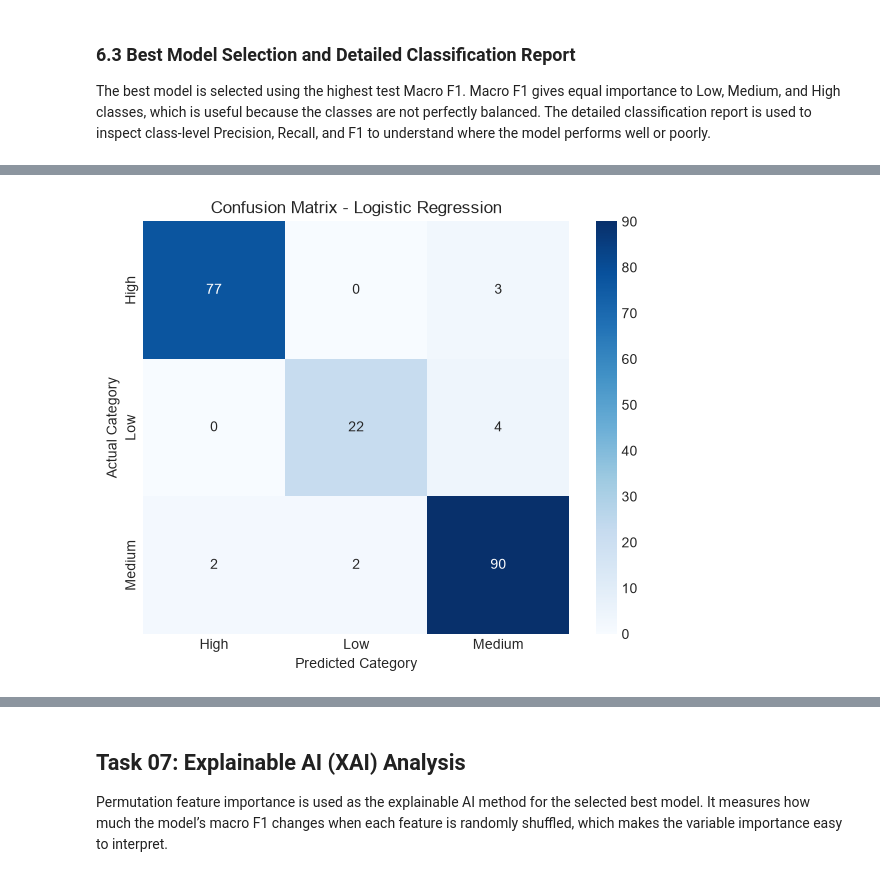
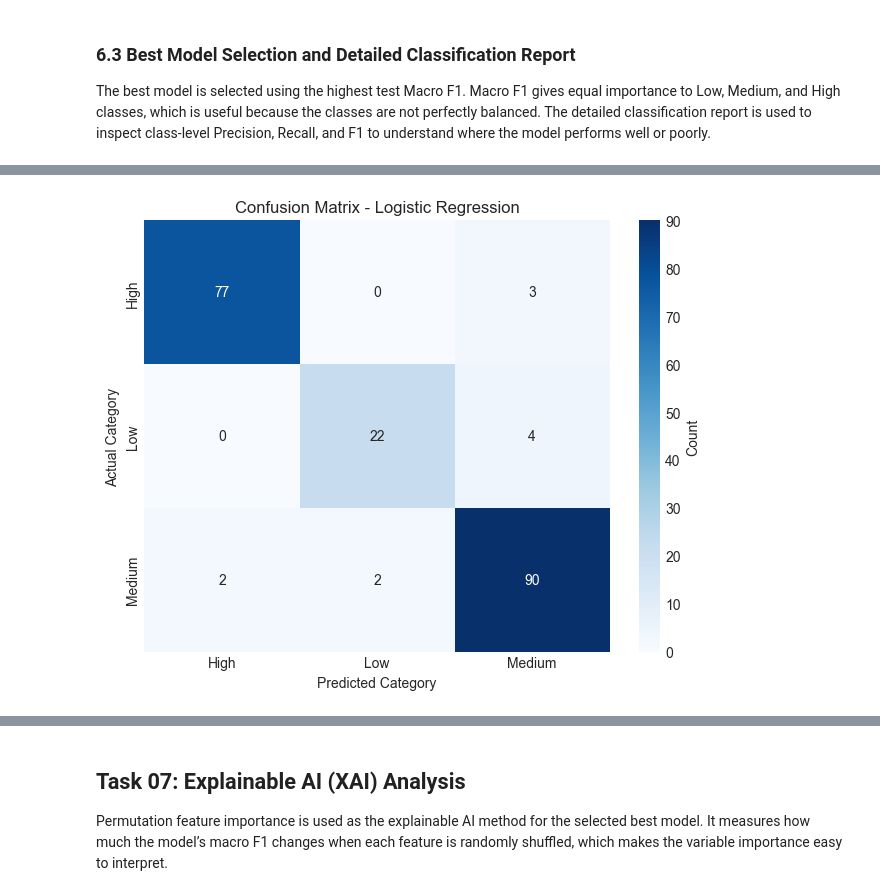
Before and after one commit to Dasith-Randula/smartcare-disease-risk-ai, a Jupyter notebook: notebooks/smartcare_disease_risk_analysis.ipynb, the cells around one changed output, grey strips where cells are left out. Cells and saved outputs as stored; diff of their text form; code cells hidden in the pictures.

Commit message:
chnage code to select best model

```diff
--- a/notebooks/smartcare_disease_risk_analysis.ipynb
+++ b/notebooks/smartcare_disease_risk_analysis.ipynb
@@ -817,25 +815,112 @@ for name, pipe in trained_pipelines.items():
 
 The best model is selected using the highest test Macro F1. Macro F1 gives equal importance to Low, Medium, and High classes, which is useful because the classes are not perfectly balanced. The detailed classification report is used to inspect class-level Precision, Recall, and F1 to understand where the model performs well or poorly.
 # %%
+if "results_df" not in globals():
+    if "trained_pipelines" not in globals():
+        raise NameError("results_df is not defined. Please run the model training and evaluation cells in Task 05 and 6.1 first.")
+    if not {"X_test", "y_test"}.issubset(globals()):
+        raise NameError("Test data is not available. Please run the train-test split cell before executing this section.")
+
+    results = {}
+    for name, pipe in trained_pipelines.items():
+        y_pred = pipe.predict(X_test)
+        acc = accuracy_score(y_test, y_pred)
+        prec_macro = precision_score(y_test, y_pred, average="macro", zero_division=0)
+        rec_macro = recall_score(y_test, y_pred, average="macro", zero_division=0)
+        f1_macro = f1_score(y_test, y_pred, average="macro", zero_division=0)
+
+        prec_w = precision_score(y_test, y_pred, average="weighted", zero_division=0)
+        rec_w = recall_score(y_test, y_pred, average="weighted", zero_division=0)
+        f1_w = f1_score(y_test, y_pred, average="weighted", zero_division=0)
+
+        results[name] = {
+            "Accuracy": acc,
+            "Precision_Macro": prec_macro,
+            "Recall_Macro": rec_macro,
+            "F1_Macro": f1_macro,
+            "Precision_Weighted": prec_w,
+            "Recall_Weighted": rec_w,
+            "F1_Weighted": f1_w,
+        }
+
+    results_df = pd.DataFrame(results).T
+    if "cv_results" in globals():
+        results_df["CV_F1_Macro_Mean"] = results_df.index.map(lambda n: cv_results.get(n, {}).get("cv_f1_macro_mean"))
+        results_df["CV_F1_Macro_Std"] = results_df.index.map(lambda n: cv_results.get(n, {}).get("cv_f1_macro_std"))
+    results_df = results_df.sort_values(by="F1_Macro", ascending=False)
+
+if "label_encoder" not in globals():
+    raise NameError("label_encoder is not defined. Please run the target encoding step before this section.")
+
 best_model_name = results_df["F1_Macro"].idxmax()
 best_pipeline = trained_pipelines[best_model_name]
+best_metrics = results_df.loc[best_model_name, [
+    "Accuracy",
+    "Precision_Macro",
+    "Recall_Macro",
+    "F1_Macro",
+    "Precision_Weighted",
+    "Recall_Weighted",
+    "F1_Weighted",
+]].round(4)
+
+runner_up_name = results_df.drop(index=best_model_name)["F1_Macro"].idxmax()
+runner_up_f1 = results_df.loc[runner_up_name, "F1_Macro"]
+
+print("=" * 80)
 print(f"Best Performing Model: {best_model_name}")
+print(f"Selection criterion: Highest Macro F1 on the hold-out test set")
+print(f"Best Macro F1: {best_metrics['F1_Macro']:.4f}")
+print(f"Runner-up model: {runner_up_name} (F1 Macro = {runner_up_f1:.4f})")
+print("=" * 80)
+print("Model performance summary:")
+display(best_metrics)
+
+# Generate predictions for the selected model
 
 y_pred_best = best_pipeline.predict(X_test)
 class_labels = list(label_encoder.classes_)
-print("Detailed Classification Report:")
+
+print("\nDetailed Classification Report:")
 print(classification_report(y_test, y_pred_best, target_names=class_labels, zero_division=0))
 
+# Save the best model and results
 joblib.dump(best_pipeline, MODELS_DIR / "best_disease_risk_model.joblib")
-print(f"Model successfully serialized to {MODELS_DIR / 'best_disease_risk_model.joblib'}")
+print(f"\nModel successfully serialized to {MODELS_DIR / 'best_disease_risk_model.joblib'}")
 
-cm = confusion_matrix(y_test, y_pred_best)
-plt.figure(figsize=(6, 5))
-sns.heatmap(cm, annot=True, fmt="d", cmap="Blues", xticklabels=class_labels, yticklabels=class_labels)
+# Confusion matrix for the best-performing model
+cm = confusion_matrix(y_test, y_pred_best, labels=np.arange(len(class_labels)))
+cm_df = pd.DataFrame(cm, index=class_labels, columns=class_labels)
+print("\nConfusion Matrix:")
+display(cm_df)
+
+plt.figure(figsize=(6.5, 5.2))
+sns.heatmap(
+    cm,
+    annot=True,
+    fmt="d",
+    cmap="Blues",
+    xticklabels=class_labels,
+    yticklabels=class_labels,
+    cbar_kws={"label": "Count"},
+)
 plt.title(f"Confusion Matrix - {best_model_name}")
 plt.ylabel("Actual Category")
 plt.xlabel("Predicted Category")
 plt.tight_layout()
 plt.savefig(FIGURES_DIR / "best_model_confusion_matrix.png", dpi=300)
 plt.show()
+
+# Optional summary of class-wise performance for transparency
+class_report = classification_report(
+    y_test,
+    y_pred_best,
+    target_names=class_labels,
+    output_dict=True,
+    zero_division=0,
+)
+class_summary = pd.DataFrame(class_report).T.drop(index=["accuracy", "macro avg", "weighted avg"]).reset_index()
+class_summary = class_summary.rename(columns={"index": "Class"})
+print("\nPer-class summary:")
+display(class_summary[["Class", "precision", "recall", "f1-score", "support"]].round(4))
 # %% [output]
@@ -855 +961 @@ Model successfully serialized to ..\models\best_disease_risk_model.joblib
-[figure, old version]
+[figure, new version]
```
Also changed, not shown: parts of 8 cells of this notebook.
